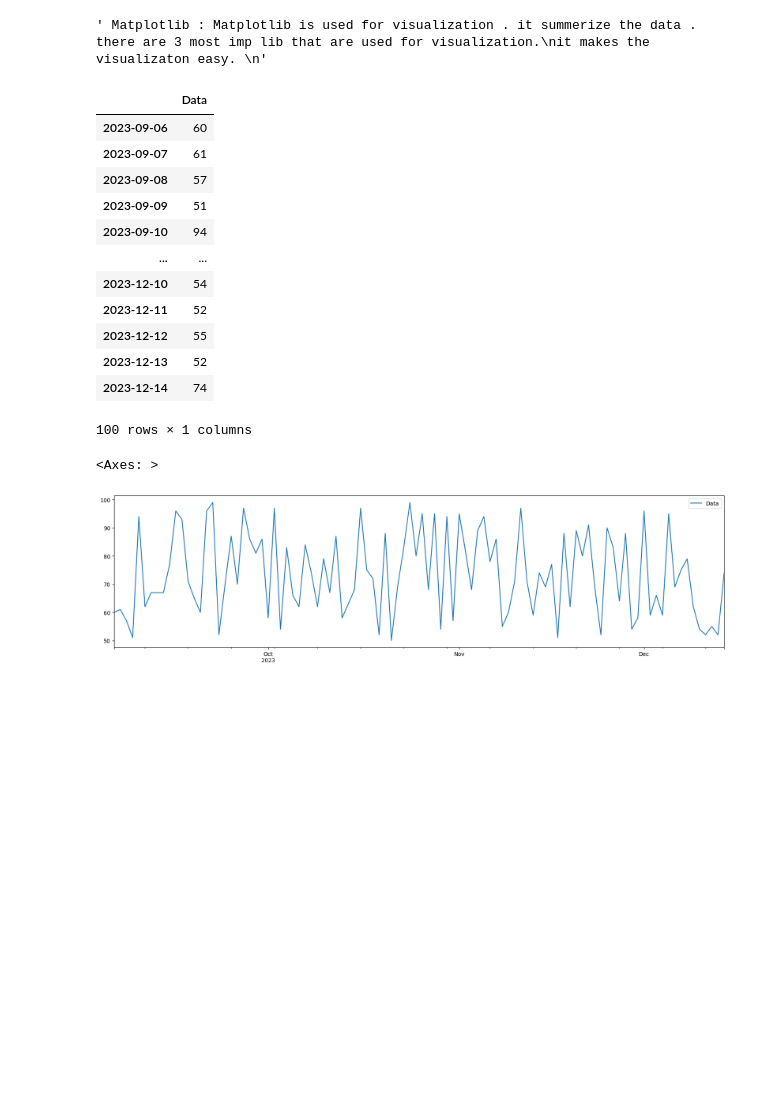
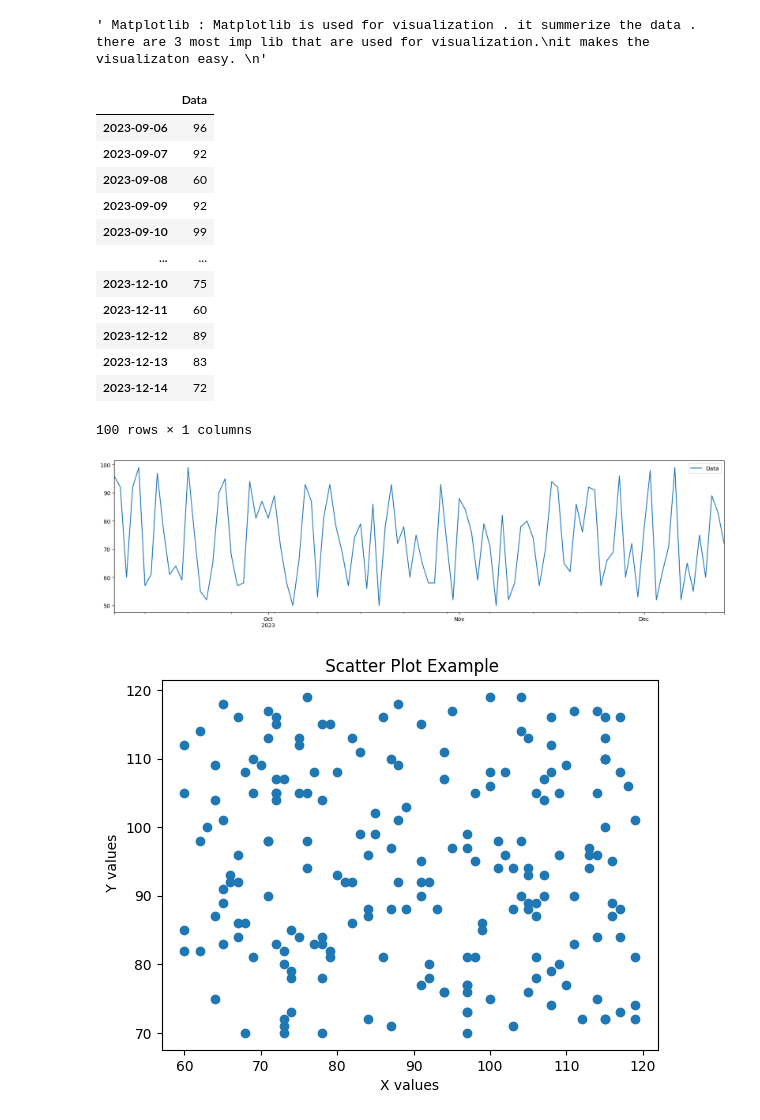
Before and after one commit to vedprakash8721/Abhishek-Data-Science-Portfolio, a Jupyter notebook: Python/Module 8 ( Matplotlib )/matplotlib.ipynb, the cells around one changed output. Saved outputs shown, nothing was run; the diff lists cells and outputs as text; code cells hidden in the pictures; blank space fills up the shorter version.

Commit message:
Scatter Plot

```diff
--- a/Python/Module 8 ( Matplotlib )/matplotlib.ipynb
+++ b/Python/Module 8 ( Matplotlib )/matplotlib.ipynb
@@ -16,23 +16,33 @@ from IPython.display import display
 # %%
 # lets start the session
 mt_df=pd.DataFrame(np.random.randint(50,100,100),columns=['Data'],index=pd.date_range('2023-9-6',periods=100))
 display(mt_df)
 
 # our first plot
 mt_df.plot(figsize=(20,5)) # in ( x=length, y = width) of the Graph
+plt.show()
+""" Scatter Plot: it is a type of visualization in which there is two data in the axis  ( cartesian planes ) """
+x=np.random.randint(60,120,200)
+y=np.random.randint(70,120,200)
+# plotting the Cartesian graph using matplotlib
+plt.scatter(x,y)
+plt.xlabel("X values")
+plt.ylabel(" Y values")
+plt.title(" Scatter Plot Example")
+plt.show()
 # %% [output]
 |  | Data |
-| 2023-09-06 | 60 |
-| 2023-09-07 | 61 |
-| 2023-09-08 | 57 |
-| 2023-09-09 | 51 |
-| 2023-09-10 | 94 |
+| 2023-09-06 | 96 |
+| 2023-09-07 | 92 |
+| 2023-09-08 | 60 |
+| 2023-09-09 | 92 |
+| 2023-09-10 | 99 |
 | ... | ... |
-| 2023-12-10 | 54 |
-| 2023-12-11 | 52 |
-| 2023-12-12 | 55 |
-| 2023-12-13 | 52 |
-| 2023-12-14 | 74 |
+| 2023-12-10 | 75 |
+| 2023-12-11 | 60 |
+| 2023-12-12 | 89 |
+| 2023-12-13 | 83 |
+| 2023-12-14 | 72 |
 100 rows × 1 columns
-<Axes: >
-[figure, old version]
+[figure, new version]
+[figure, added]
```
